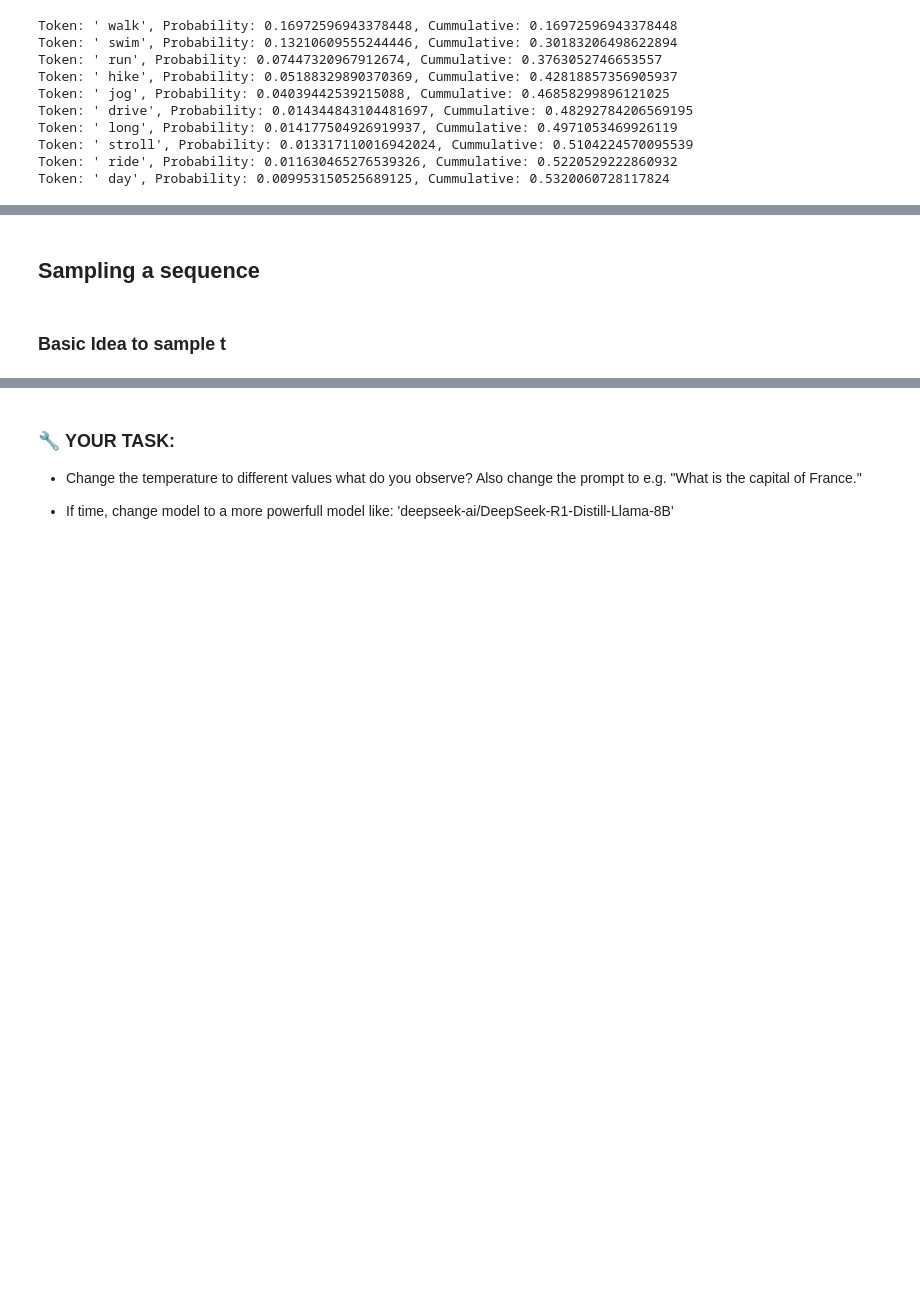
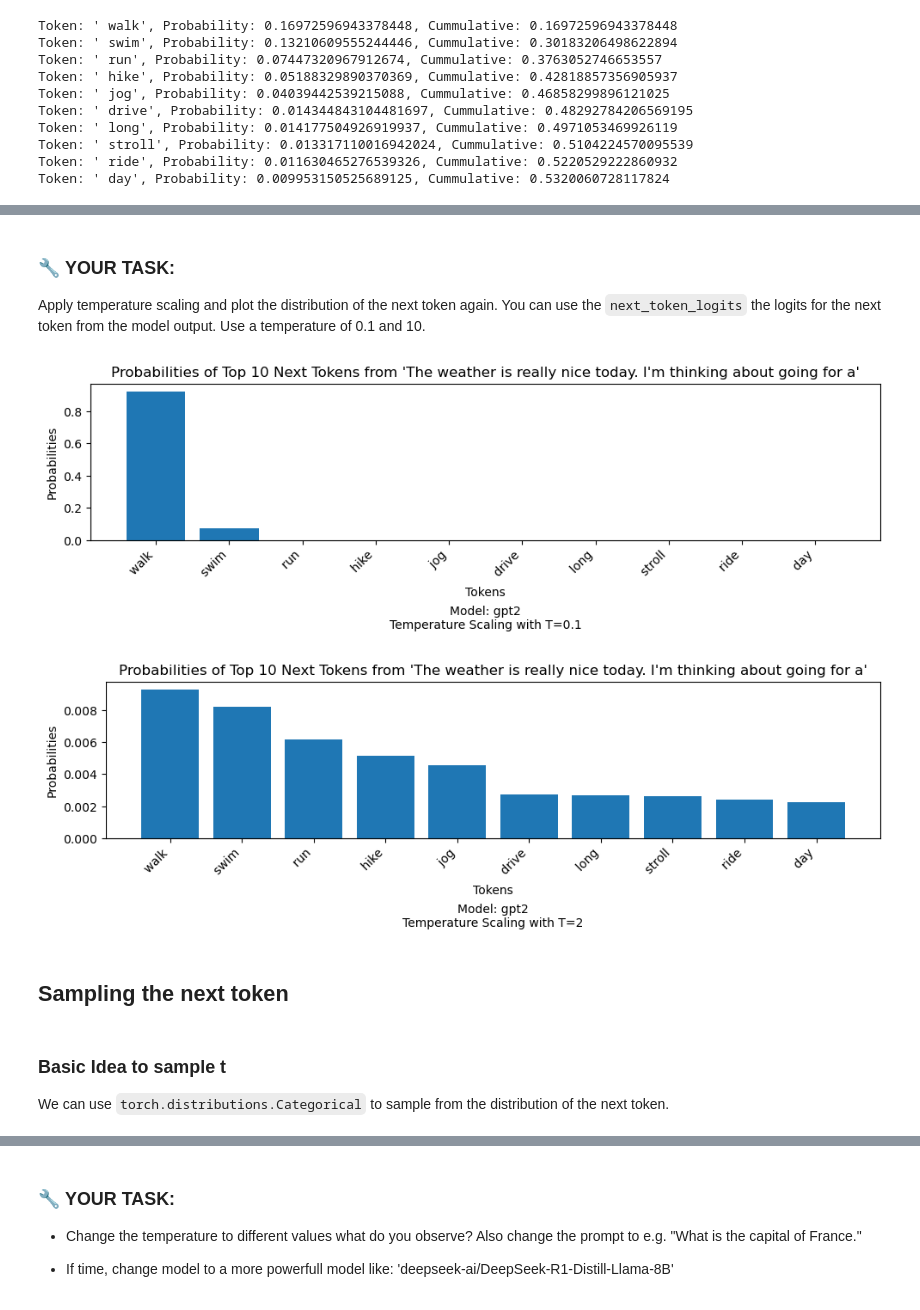
Before and after one commit to tensorchiefs/dlwbl_eth25, a Jupyter notebook: notebooks/03_sampling_lmm.ipynb, the cells around one changed output, grey strips where cells are left out. Drawn from its saved outputs; the diff is of its cells as text; code cells hidden in the pictures; blank space fills up the shorter version.

```diff
--- a/notebooks/03_sampling_lmm.ipynb
+++ b/notebooks/03_sampling_lmm.ipynb
@@ -144,9 +144,18 @@ Execution Time: 0.049 seconds
 # %%
-outputs.logits.shape
+start_time = time.time()
+outputs = model(input_ids) # We ask the model for the next token
+end_time = time.time()
+
+time_next_token = end_time - start_time
+print(f"Execution Time: {time_next_token:.3f} seconds")
+probs_all = torch.nn.functional.softmax(outputs.logits, dim=-1)
+print(probs_all.shape)
 # We have 14 entries
-# Fhe first are the logits of the next token after 'The'
-# The second are the logits of the next token after 'The weather'
+# Fhe first are the probs of the next token after 'The'
+# The second are the probs of the next token after 'The weather'
 # ...
-# The last is the next token after 'The weather is really nice today. I'm thinking about going for a'
+# The last is the probs for next token after 'The weather is really nice today. I'm thinking about going for a'
 # This is the only one which matters
+probs = probs_all[0,-1,:]
+next_token_logits = outputs.logits[0, -1, :]
 # %% [output]
@@ -153,5 +163 @@ outputs.logits.shape
 torch.Size([1, 14, 50257])
-# %%
-with torch.no_grad():
-    next_token_logits = outputs.logits[:, -1, :]
-next_token_logits.shape, next_token_logits
@@ -162,3 +163,0 @@ next_token_logits.shape, next_token_logits
-# %%
-probs = torch.nn.functional.softmax(next_token_logits, dim=-1)[0]
-probs, probs.shape
@@ -232,7 +215,25 @@ tokens
-# %% [markdown]
-## Sampling a sequence
-# %% [markdown]
-### Basic Idea to sample t
+# %% [markdown]
+### 🔧 **YOUR TASK:**
+
+Apply temperature scaling and plot the distribution of the next token again. You can use the `next_token_logits` the logits for the next token from the model output. Use a temperature of 0.1 and 10.
+# %%
+# @title 🔑 Solution Code { display-mode: "form" }
+
+
+p_scaled = torch.nn.functional.softmax(next_token_logits / 0.1, dim=-1)
+plot_probabilities(p_scaled, "Temperature Scaling with T=0.1")
+
+p_scaled = torch.nn.functional.softmax(next_token_logits / 2, dim=-1)
+plot_probabilities(p_scaled, "Temperature Scaling with T=2")
+# %% [output]
+[figure, added]
+[figure, added]
+# %% [markdown]
+## Sampling the next token
+# %% [markdown]
+### Basic Idea to sample t
+
+We can use `torch.distributions.Categorical` to sample from the distribution of the next token.
 # %%
 from torch.distributions import Categorical
 from collections import Counter
```
Also changed, not shown: parts of 26 cells of this notebook.
